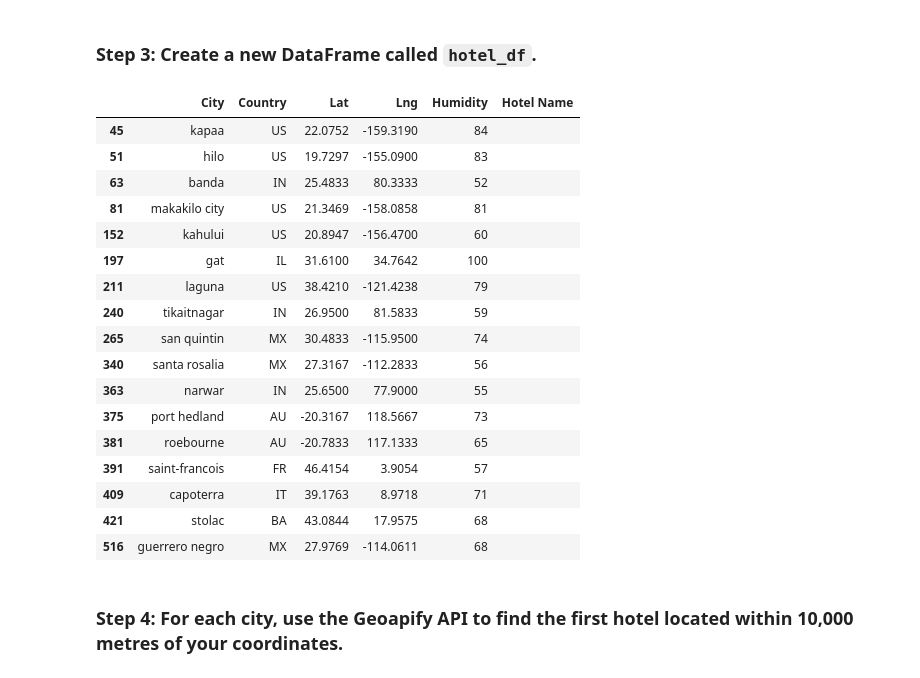
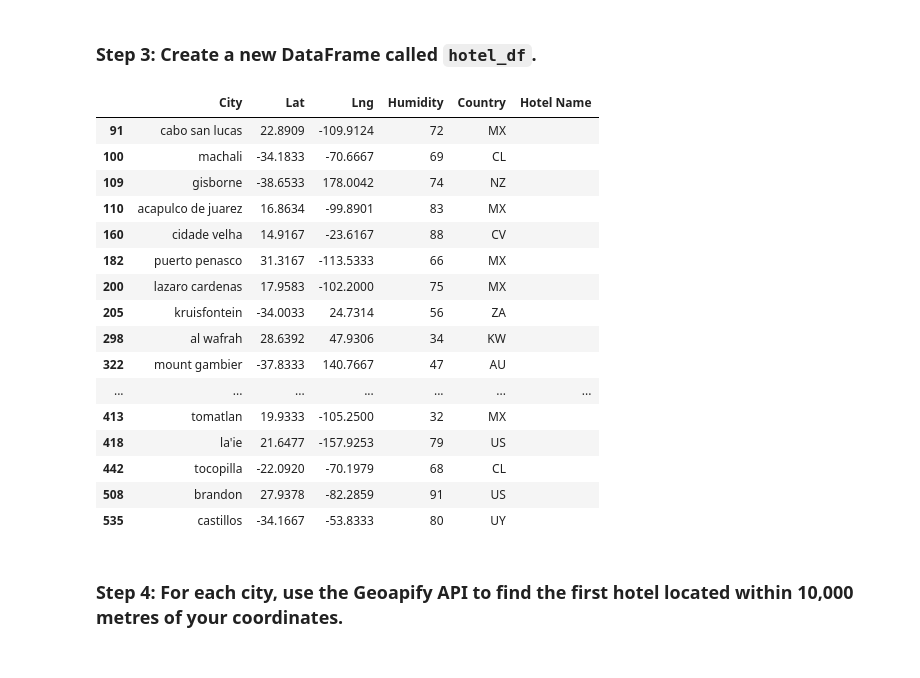
Before and after one commit to biancasab/python-api-challenge, a Jupyter notebook: WeatherPy/VacationPy.ipynb, the cells around one changed output. Drawn from its saved outputs; the diff is of its cells as text; code cells hidden in the pictures.

```diff
--- a/WeatherPy/VacationPy.ipynb
+++ b/WeatherPy/VacationPy.ipynb
@@ -46,14 +48,14 @@ map_plot_1
 # %% [markdown]
 ### Step 2: Narrow down the `city_data_df` DataFrame to find your ideal weather condition
 # %%
-# ORIG
 # Narrow down cities that fit criteria and drop any results with null values
-# YOUR CODE HERE
+ideal_weather_cities = city_data_df[(city_data_df["Cloudiness"]<5) & (city_data_df["Max Temp"]<25)
+                                    & (city_data_df["Max Temp"]>15) & (city_data_df["Wind Speed"]<5)]
 
 # Drop any rows with null values
-# YOUR CODE HERE
+ideal_weather_cities.dropna
 
 # Display sample data
-# YOUR CODE HERE
+ideal_weather_cities
 # %% [output]
 |  | City_ID | City | Lat | Lng | Max Temp | Humidity | Cloudiness | Wind Speed | Country | Date |
@@ -77,9 +77,0 @@ map_plot_1
-# %%
-# Narrow down cities that fit criteria and drop any results with null values
-ideal_weather_cities = city_data_df[(city_data_df["Cloudiness"]<25)]# & (city_data_df["Max Temp"]<25)]
-
-# Drop any rows with null values
-# ideal_weather_cities.dropna()
-
-# Display sample data
-ideal_weather_cities
@@ -101,32 +79,31 @@ ideal_weather_cities
 ### Step 3: Create a new DataFrame called `hotel_df`.
 # %%
 # Use the Pandas copy function to create DataFrame called hotel_df to store the city, country, coordinates, and humidity
-# YOUR CODE HERE
+hotel_df = ideal_weather_cities[["City", "Lat", "Lng", "Humidity", "Country"]].copy(deep=True)
 
 # Add an empty column, "Hotel Name," to the DataFrame so you can store the hotel found using the Geoapify API
-# YOUR CODE HERE
+hotel_df["Hotel Name"] = ""
 
 # Display sample data
-# YOUR CODE HERE
+hotel_df
 # %% [output]
-|  | City | Country | Lat | Lng | Humidity | Hotel Name |
-| 45 | kapaa | US | 22.0752 | -159.3190 | 84 |  |
-| 51 | hilo | US | 19.7297 | -155.0900 | 83 |  |
-| 63 | banda | IN | 25.4833 | 80.3333 | 52 |  |
-| 81 | makakilo city | US | 21.3469 | -158.0858 | 81 |  |
-| 152 | kahului | US | 20.8947 | -156.4700 | 60 |  |
-| 197 | gat | IL | 31.6100 | 34.7642 | 100 |  |
-| 211 | laguna | US | 38.4210 | -121.4238 | 79 |  |
-| 240 | tikaitnagar | IN | 26.9500 | 81.5833 | 59 |  |
-| 265 | san quintin | MX | 30.4833 | -115.9500 | 74 |  |
-| 340 | santa rosalia | MX | 27.3167 | -112.2833 | 56 |  |
-| 363 | narwar | IN | 25.6500 | 77.9000 | 55 |  |
-| 375 | port hedland | AU | -20.3167 | 118.5667 | 73 |  |
-| 381 | roebourne | AU | -20.7833 | 117.1333 | 65 |  |
-| 391 | saint-francois | FR | 46.4154 | 3.9054 | 57 |  |
-| 409 | capoterra | IT | 39.1763 | 8.9718 | 71 |  |
-| 421 | stolac | BA | 43.0844 | 17.9575 | 68 |  |
-| 516 | guerrero negro | MX | 27.9769 | -114.0611 | 68 |  |
+|  | City | Lat | Lng | Humidity | Country | Hotel Name |
+| 91 | cabo san lucas | 22.8909 | -109.9124 | 72 | MX |  |
+| 100 | machali | -34.1833 | -70.6667 | 69 | CL |  |
+| 109 | gisborne | -38.6533 | 178.0042 | 74 | NZ |  |
+| 110 | acapulco de juarez | 16.8634 | -99.8901 | 83 | MX |  |
+| 160 | cidade velha | 14.9167 | -23.6167 | 88 | CV |  |
+| 182 | puerto penasco | 31.3167 | -113.5333 | 66 | MX |  |
+| 200 | lazaro cardenas | 17.9583 | -102.2000 | 75 | MX |  |
+| 205 | kruisfontein | -34.0033 | 24.7314 | 56 | ZA |  |
+| 298 | al wafrah | 28.6392 | 47.9306 | 34 | KW |  |
+| 322 | mount gambier | -37.8333 | 140.7667 | 47 | AU |  |
+| ... | ... | ... | ... | ... | ... | ... |
+| 413 | tomatlan | 19.9333 | -105.2500 | 32 | MX |  |
+| 418 | la'ie | 21.6477 | -157.9253 | 79 | US |  |
+| 442 | tocopilla | -22.0920 | -70.1979 | 68 | CL |  |
+| 508 | brandon | 27.9378 | -82.2859 | 91 | US |  |
+| 535 | castillos | -34.1667 | -53.8333 | 80 | UY |  |
 # %% [markdown]
 ### Step 4: For each city, use the Geoapify API to find the first hotel located within 10,000 metres of your coordinates.
 # %%
```
Also changed, not shown: parts of 7 cells of this notebook.
